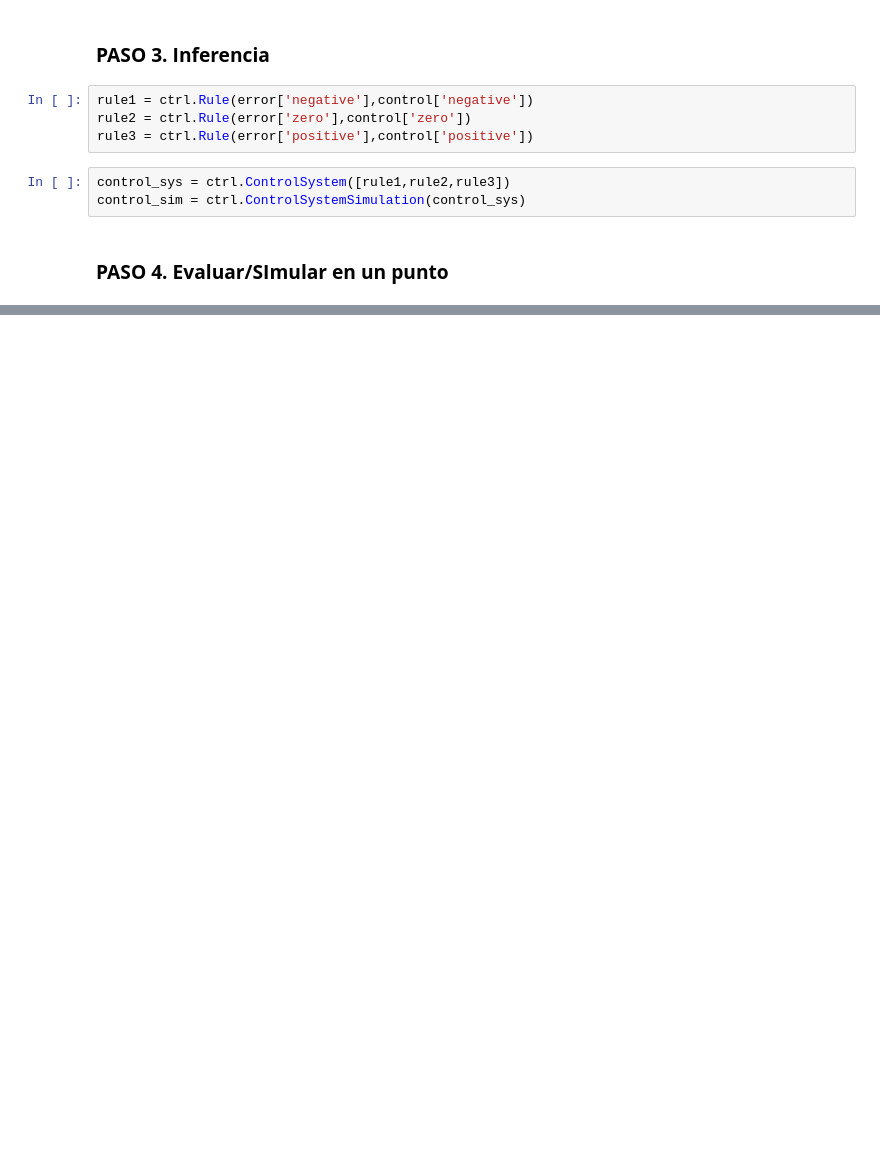
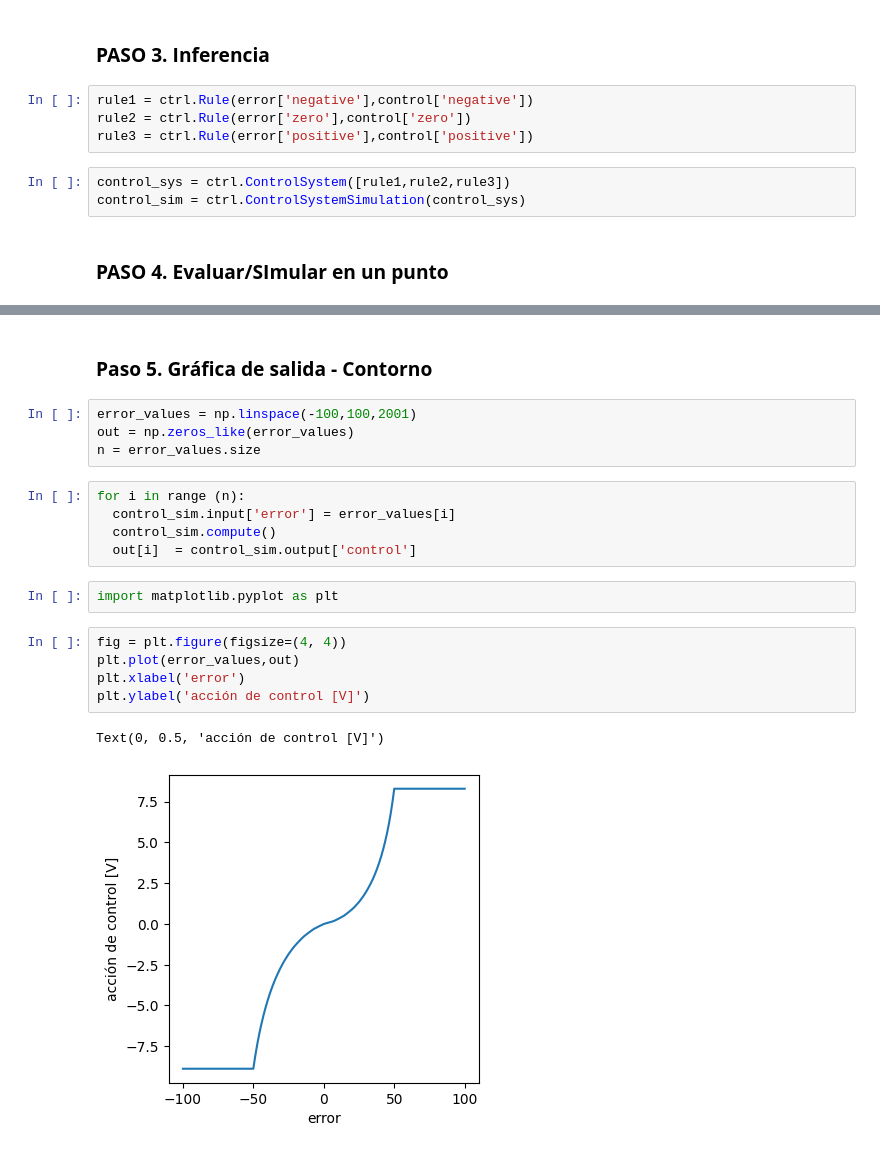
Before and after one commit to DeisyData/IA_Fuzzy, a Jupyter notebook: Clase_1_Fuzzy.ipynb, the cells around one changed output, grey strips where cells are left out. Drawn from its saved outputs; the diff is of its cells as text; blank space fills up the shorter version.

```diff
--- a/Clase_1_Fuzzy.ipynb
+++ b/Clase_1_Fuzzy.ipynb
@@ -75,0 +92,21 @@ Salida defuzzificada  redodenada= 1.51
+# %% [markdown]
+### **Paso 5. Gráfica de salida - Contorno**
+# %%
+error_values = np.linspace(-100,100,2001)
+out = np.zeros_like(error_values)
+n = error_values.size
+# %%
+for i in range (n):
+  control_sim.input['error'] = error_values[i]
+  control_sim.compute()
+  out[i]  = control_sim.output['control']
+# %%
+import matplotlib.pyplot as plt
+# %%
+fig = plt.figure(figsize=(4, 4))
+plt.plot(error_values,out)
+plt.xlabel('error')
+plt.ylabel('acción de control [V]')
+# %% [output]
+Text(0, 0.5, 'acción de control [V]')
+[figure, added]
```
Also changed, not shown: parts of 5 cells of this notebook.
